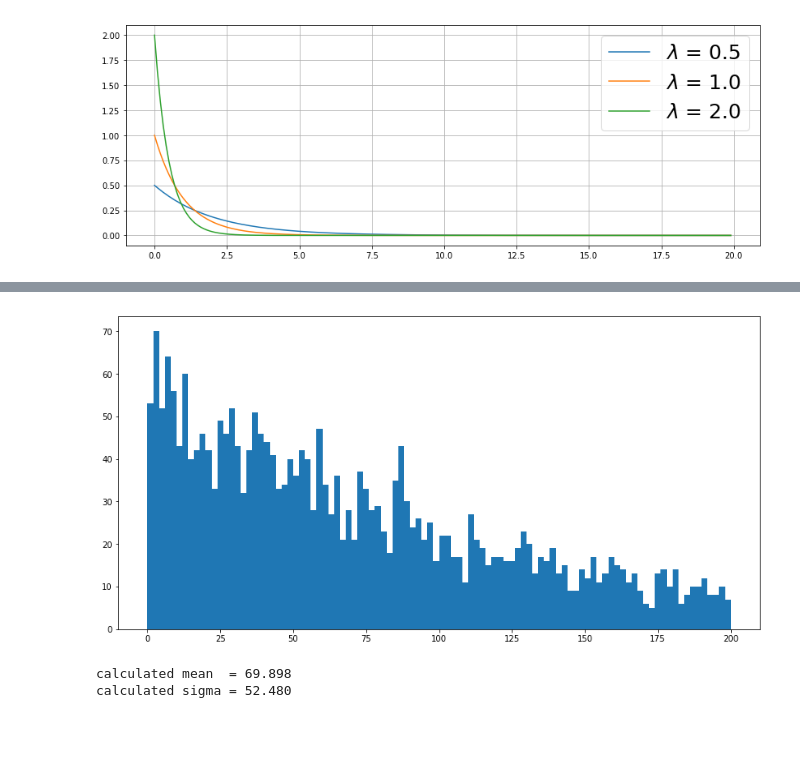
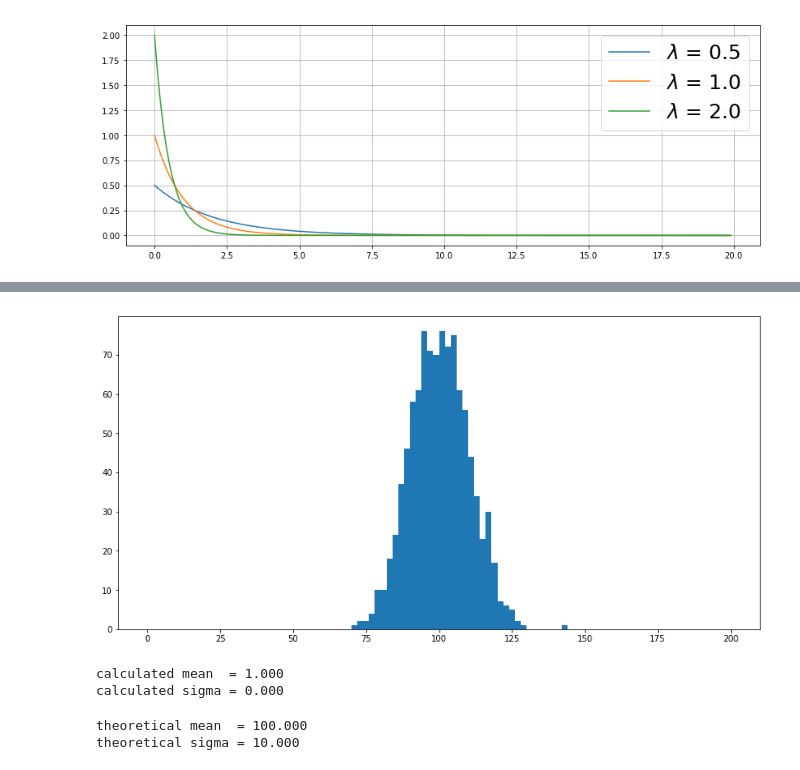
Before and after one commit to schustermartin/data_analysis_tutorium, a Jupyter notebook: Exercises/Chapter_04/Ch04_Ex08.ipynb, the cells around one changed output, grey strips where cells are left out. Drawn from its saved outputs; the diff is of its cells as text; code cells hidden in the pictures; blank space fills up the shorter version.

```diff
--- a/Exercises/Chapter_04/Ch04_Ex08.ipynb
+++ b/Exercises/Chapter_04/Ch04_Ex08.ipynb
@@ -69,9 +69,12 @@ def calc_std(xdata, ydata, mean):
 def rand(lam):
     return -np.log(random.random())/lam
 # %%
-n = 3000
+n_exp = 1000
+n = 100
 lam = 0.01
 means = []
-temp = []
-for i_n in range(0,n):
-    temp.append(rand(lam))
+for exp in range(0,n_exp):
+    temp = []
+    for i in range(0,n):
+        temp.append(rand(lam))
+    means.append(np.mean(temp))
@@ -80,16 +81,24 @@ SyntaxError: invalid syntax (<ipython-input-165-8760e998b7d3>, line 7)
 # %%
 plt.figure(figsize=(14,7))
 weights, bins, patches = plt.hist(means, bins=100, range=(0.,200.))
 plt.show()
 stepsize = 200./len(weights)
-midpoints = np.linspace(0.5*stepsize,200.-0.5*stepsize,len(weights))
+midpoints = np.linspace(0.+0.5*stepsize, 2.00-0.5*stepsize,  len(weights))
 # %% [output]
-[figure, old version]
+[figure, new version]
 # %%
 calculated_mean =  calc_mean(midpoints, weights)
 print("calculated mean  = %.3f" % calculated_mean)
 calculated_sigma = calc_std(midpoints, weights, calculated_mean)
 print("calculated sigma = %.3f" % calculated_sigma)
 # %% [output]
-calculated mean  = 69.898
-calculated sigma = 52.480
+calculated mean  = 1.000
+calculated sigma = 0.000
+# %%
+theoretical_mean = 1./lam
+theoretical_sigma = theoretical_mean/np.sqrt(n)
+print("theoretical mean  = %.3f" % theoretical_mean)
+print("theoretical sigma = %.3f" % theoretical_sigma)
+# %% [output]
+theoretical mean  = 100.000
+theoretical sigma = 10.000
```
Also changed, not shown: parts of 10 cells of this notebook.
